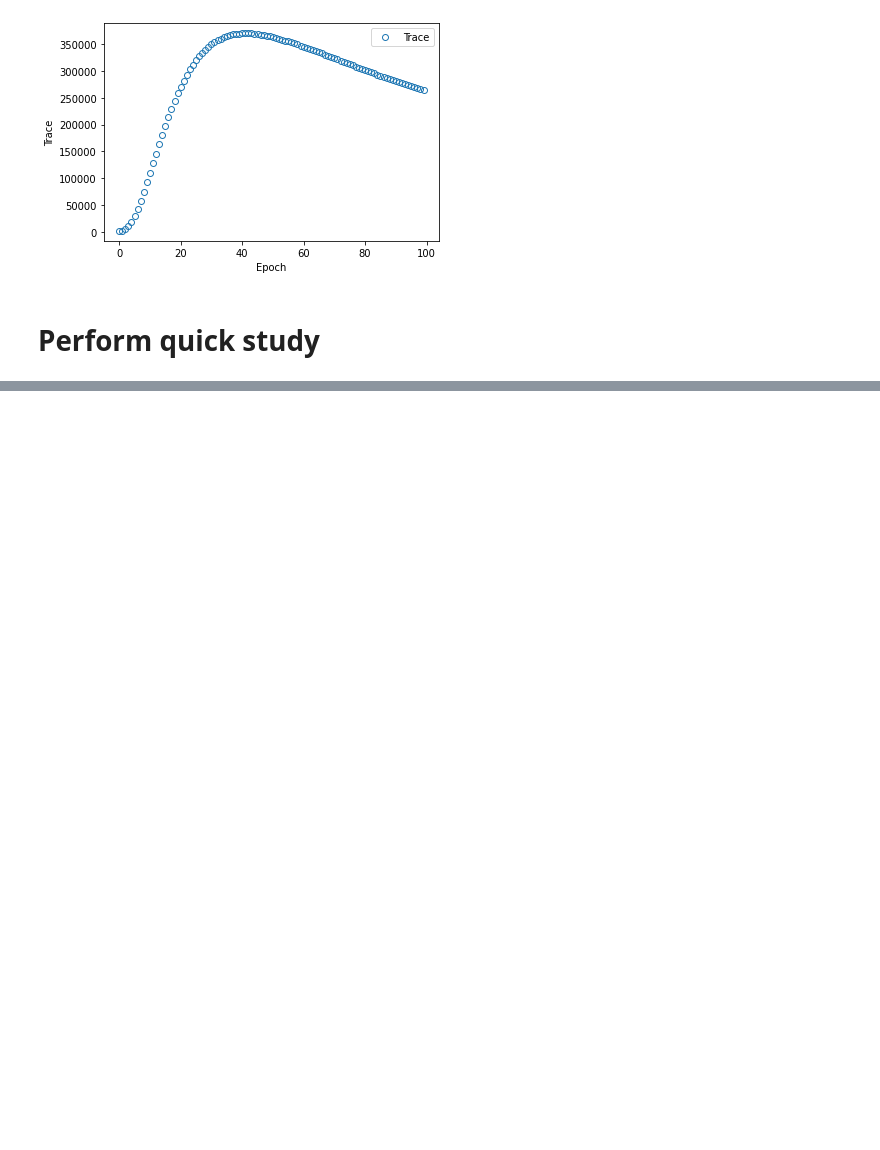
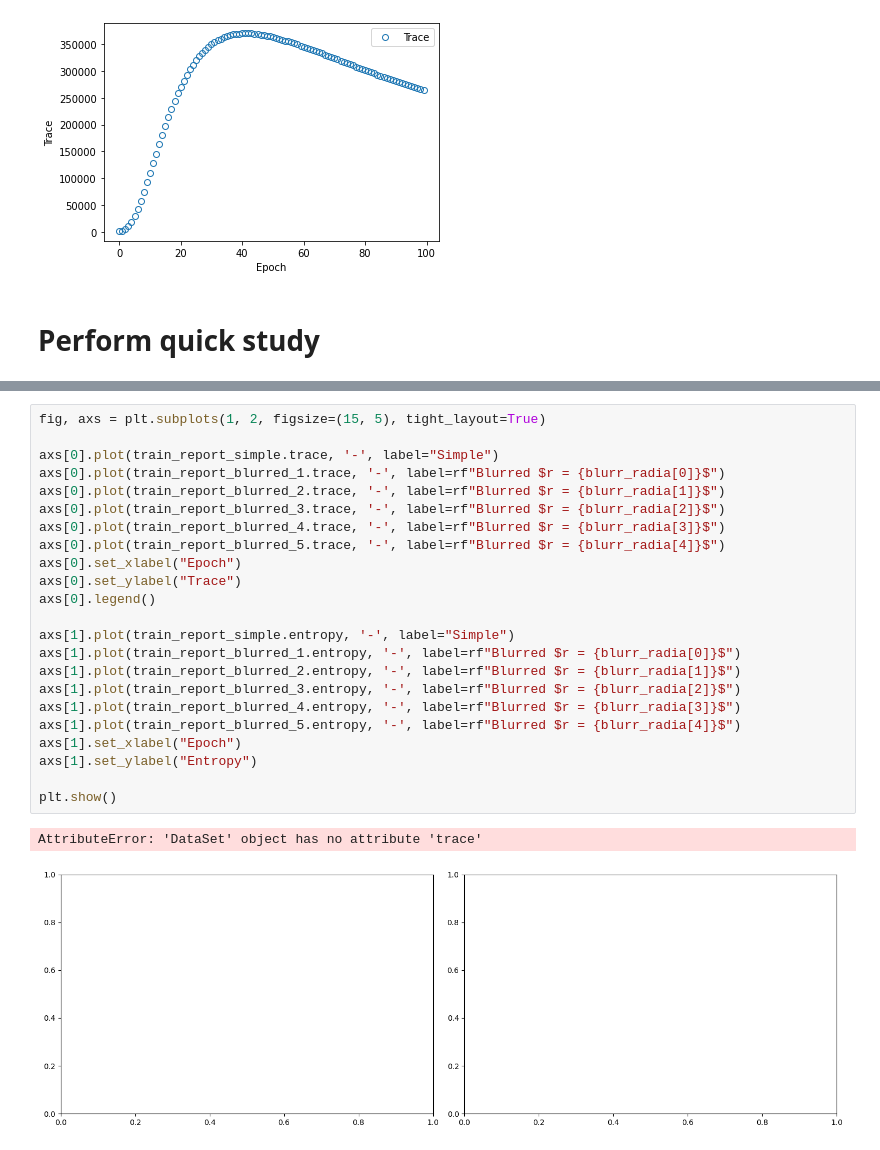
Before and after one commit to zincware/ZnNL, a Jupyter notebook: examples/Blurred-Training.ipynb, the cells around one changed output, grey strips where cells are left out. Cells and saved outputs as stored; diff of their text form; blank space fills up the shorter version.

```diff
--- a/examples/Blurred-Training.ipynb
+++ b/examples/Blurred-Training.ipynb
@@ -771,0 +796,26 @@ plt.show()
+# %%
+fig, axs = plt.subplots(1, 2, figsize=(15, 5), tight_layout=True)
+
+axs[0].plot(train_report_simple.trace, '-', label="Simple")
+axs[0].plot(train_report_blurred_1.trace, '-', label=rf"Blurred $r = {blurr_radia[0]}$")
+axs[0].plot(train_report_blurred_2.trace, '-', label=rf"Blurred $r = {blurr_radia[1]}$")
+axs[0].plot(train_report_blurred_3.trace, '-', label=rf"Blurred $r = {blurr_radia[2]}$")
+axs[0].plot(train_report_blurred_4.trace, '-', label=rf"Blurred $r = {blurr_radia[3]}$")
+axs[0].plot(train_report_blurred_5.trace, '-', label=rf"Blurred $r = {blurr_radia[4]}$")
+axs[0].set_xlabel("Epoch")
+axs[0].set_ylabel("Trace")
+axs[0].legend()
+
+axs[1].plot(train_report_simple.entropy, '-', label="Simple")
+axs[1].plot(train_report_blurred_1.entropy, '-', label=rf"Blurred $r = {blurr_radia[0]}$")
+axs[1].plot(train_report_blurred_2.entropy, '-', label=rf"Blurred $r = {blurr_radia[1]}$")
+axs[1].plot(train_report_blurred_3.entropy, '-', label=rf"Blurred $r = {blurr_radia[2]}$")
+axs[1].plot(train_report_blurred_4.entropy, '-', label=rf"Blurred $r = {blurr_radia[3]}$")
+axs[1].plot(train_report_blurred_5.entropy, '-', label=rf"Blurred $r = {blurr_radia[4]}$")
+axs[1].set_xlabel("Epoch")
+axs[1].set_ylabel("Entropy")
+
+plt.show()
+# %% [output]
+AttributeError: 'DataSet' object has no attribute 'trace'
+[figure, added]
```
Also changed, not shown: parts of 7 cells of this notebook.
